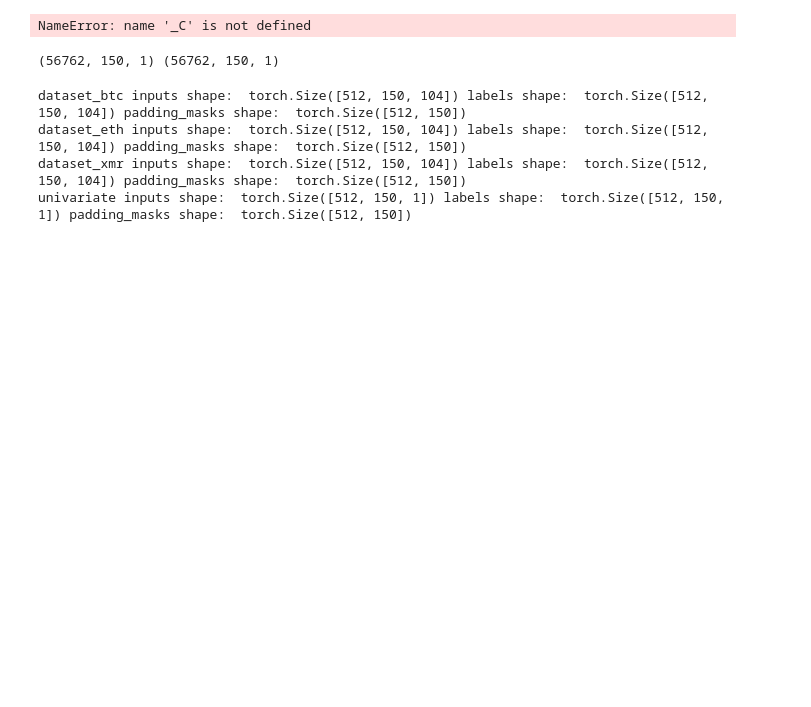
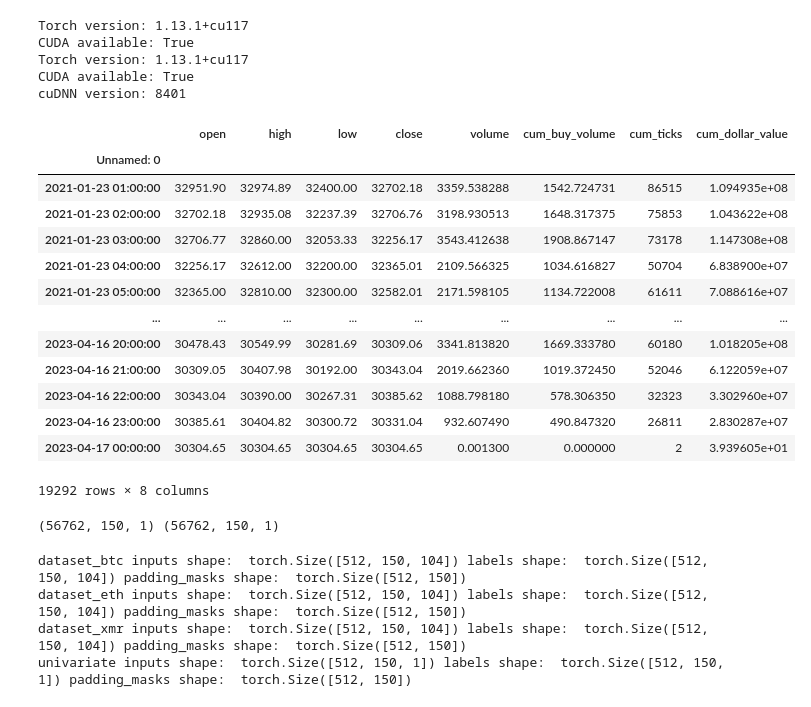
Before and after one commit to ajaye2/TS-FM, a Jupyter notebook: dev.ipynb, the cells around one changed output. Saved outputs shown, nothing was run; the diff lists cells and outputs as text; code cells hidden in the pictures; blank space fills up the shorter version.

```diff
--- a/dev.ipynb
+++ b/dev.ipynb
@@ -57,19 +58,54 @@ device(type='cpu')
 # !conda uninstall pytorch torchvision -y
 # !pip install torch torchvision -f https://download.pytorch.org/whl/cu111/torch_stable.html
 import torch
-
-print("Torch version:", torch.__version__)
-print("CUDA available:", torch.cuda.is_available())
-print("cuDNN version:", torch.backends.cudnn.version())
+try:
+    !unset LD_LIBRARY_PATH
+    print("Torch version:", torch.__version__)
+    print("CUDA available:", torch.cuda.is_available())
+    print("cuDNN version:", torch.backends.cudnn.version())
+except:
+    !unset LD_LIBRARY_PATH
+    print("Torch version:", torch.__version__)
+    print("CUDA available:", torch.cuda.is_available())
+    print("cuDNN version:", torch.backends.cudnn.version())
 # %% [output]
-NameError: name '_C' is not defined
+Torch version: 1.13.1+cu117
+CUDA available: True
+Torch version: 1.13.1+cu117
+CUDA available: True
+cuDNN version: 8401
 # %%
 from lumnisfactors import LumnisFactors
 from KEYS import LUMNIS_API_KEY
+from pathlib import Path
+
+
+import os
 
 factorName          = "price"
 lumnis              = LumnisFactors(LUMNIS_API_KEY)
-temp_df_btc_raw     = lumnis.get_historical_data(factorName, "binance", "btcusdt",  "hour", "2021-01-23", "2023-04-16")
-temp_df_eth_raw     = lumnis.get_historical_data(factorName, "binance", "ethusdt",  "hour", "2021-01-23", "2023-04-16")
-temp_df_xmr_raw     = lumnis.get_historical_data(factorName, "binance", "xmrusdt",  "hour", "2021-01-23", "2023-04-16")
-ob_df_raw           = lumnis.get_historical_data("orderbook_snapshot_5", "binance", "xmrusdt",  "hour", "2021-01-23", "2023-04-16")
+path_to_data = "/home/ec2-user/TS-FM/src/data/"
+
+btc_file = Path(path_to_data + "btc.csv")
+eth_file = Path(path_to_data + "eth.csv")
+xmr_file = Path(path_to_data + "xmr.csv")
+
+if btc_file.is_file():
+    temp_df_btc_raw     = pd.read_csv(path_to_data + "btc.csv").set_index("Unnamed: 0")
+else:
+    temp_df_btc_raw     = lumnis.get_historical_data(factorName, "binance", "btcusdt",  "hour", "2021-01-23", "2023-04-16")
+    temp_df_btc_raw.to_csv(path_to_data + "btc.csv")
+
+if eth_file.is_file():
+    temp_df_eth_raw     = pd.read_csv(path_to_data + "eth.csv").set_index("Unnamed: 0")
+else:
+    temp_df_eth_raw     = lumnis.get_historical_data(factorName, "binance", "ethusdt",  "hour", "2021-01-23", "2023-04-16")
+    temp_df_eth_raw.to_csv(path_to_data + "eth.csv")
+
+if xmr_file.is_file():
+    temp_df_xmr_raw     = pd.read_csv(path_to_data + "xmr.csv").set_index("Unnamed: 0")
+else:
+    temp_df_xmr_raw     = lumnis.get_historical_data(factorName, "binance", "xmrusdt",  "hour", "2021-01-23", "2023-04-16")
+    temp_df_xmr_raw.to_csv(path_to_data + "xmr.csv")
+
+# ob_df_raw           = lumnis.get_historical_data("orderbook_snapshot_5", "binance", "xmrusdt",  "hour", "2021-01-23", "2023-04-16")
@@ -78 +112,18 @@ ob_df               = rolling_mean_diff(ob_df_raw, [5, 10, 20, 50, 100, 200, 500
+# %%
+temp_df_btc_raw
+# %% [output]
+|  | open | high | low | close | volume | cum_buy_volume | cum_ticks | cum_dollar_value |
+| Unnamed: 0 |  |  |  |  |  |  |  |  |
+| 2021-01-23 01:00:00 | 32951.90 | 32974.89 | 32400.00 | 32702.18 | 3359.538288 | 1542.724731 | 86515 | 1.094935e+08 |
+| 2021-01-23 02:00:00 | 32702.18 | 32935.08 | 32237.39 | 32706.76 | 3198.930513 | 1648.317375 | 75853 | 1.043622e+08 |
+| 2021-01-23 03:00:00 | 32706.77 | 32860.00 | 32053.33 | 32256.17 | 3543.412638 | 1908.867147 | 73178 | 1.147308e+08 |
+| 2021-01-23 04:00:00 | 32256.17 | 32612.00 | 32200.00 | 32365.01 | 2109.566325 | 1034.616827 | 50704 | 6.838900e+07 |
+| 2021-01-23 05:00:00 | 32365.00 | 32810.00 | 32300.00 | 32582.01 | 2171.598105 | 1134.722008 | 61611 | 7.088616e+07 |
+| ... | ... | ... | ... | ... | ... | ... | ... | ... |
+| 2023-04-16 20:00:00 | 30478.43 | 30549.99 | 30281.69 | 30309.06 | 3341.813820 | 1669.333780 | 60180 | 1.018205e+08 |
+| 2023-04-16 21:00:00 | 30309.05 | 30407.98 | 30192.00 | 30343.04 | 2019.662360 | 1019.372450 | 52046 | 6.122059e+07 |
+| 2023-04-16 22:00:00 | 30343.04 | 30390.00 | 30267.31 | 30385.62 | 1088.798180 | 578.306350 | 32323 | 3.302960e+07 |
+| 2023-04-16 23:00:00 | 30385.61 | 30404.82 | 30300.72 | 30331.04 | 932.607490 | 490.847320 | 26811 | 2.830287e+07 |
+| 2023-04-17 00:00:00 | 30304.65 | 30304.65 | 30304.65 | 30304.65 | 0.001300 | 0.000000 | 2 | 3.939605e+01 |
+19292 rows × 8 columns
 # %%
```
Also changed, not shown: parts of 17 cells of this notebook, 8 other files.
